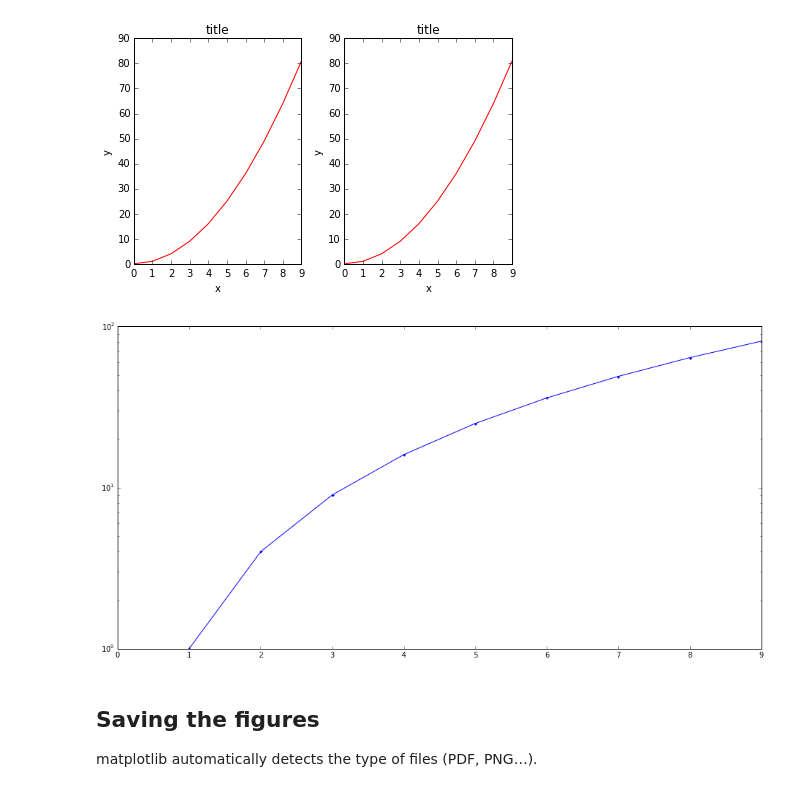
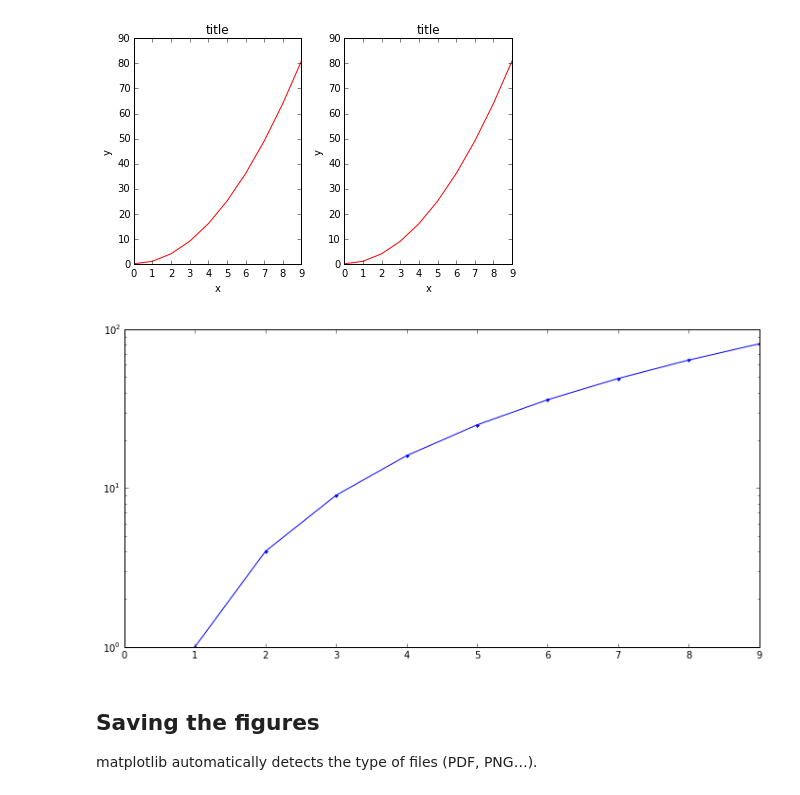
Before and after one commit to cynddl/bandicoot-course, a Jupyter notebook: notebooks/matplotlib.ipynb, the cells around one changed output. Saved outputs shown, nothing was run; the diff lists cells and outputs as text; code cells hidden in the pictures.

```diff
--- a/notebooks/matplotlib.ipynb
+++ b/notebooks/matplotlib.ipynb
@@ -43,13 +43,13 @@ plt.tight_layout() # Add spacing between graphs
 # %% [output]
 [figure]
 # %%
-plt.figure(figsize=(16,8))
+plt.figure(figsize=(12,6))
 plt.plot(x, y, '.-')
 
 # Use a log scale for the ordinate
 plt.yscale('log')
 # %% [output]
-[figure, old version]
+[figure, new version]
 # %% [markdown]
 ## Saving the figures
 
```
Also changed, not shown: 1 other file.
